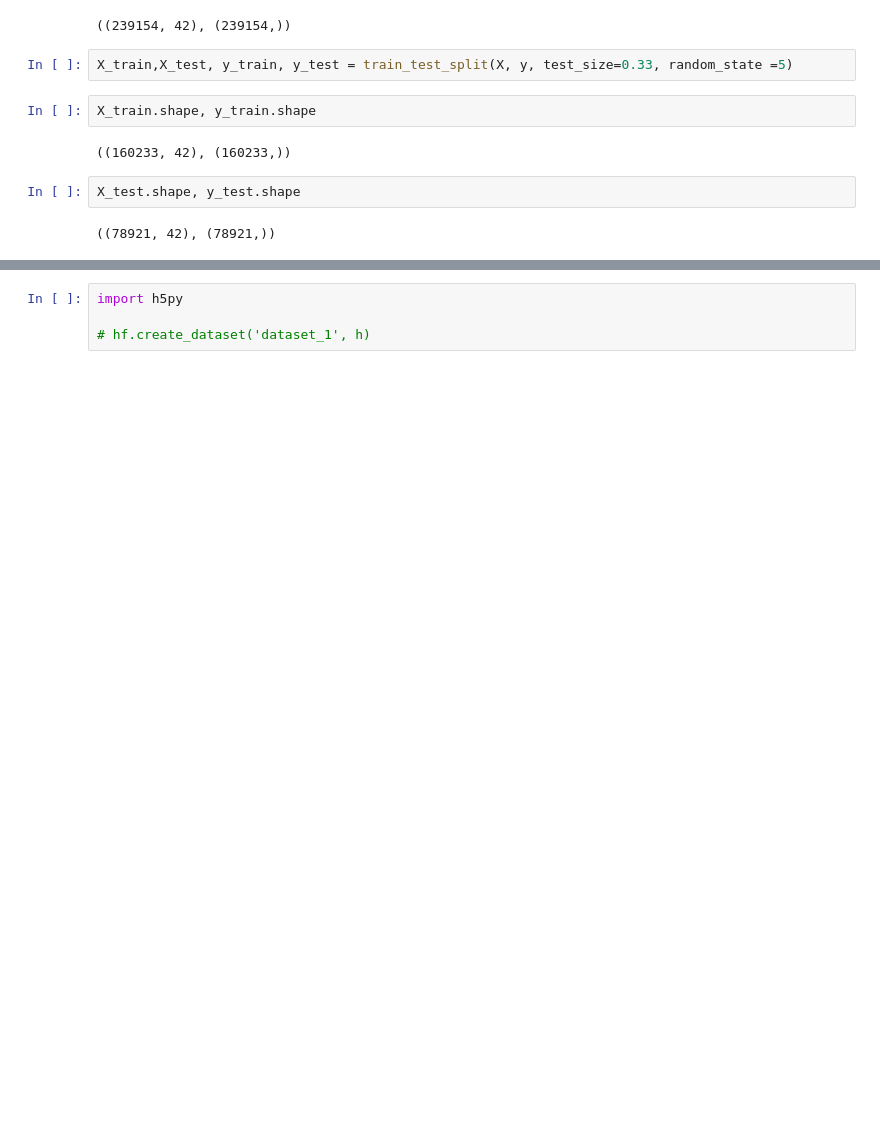
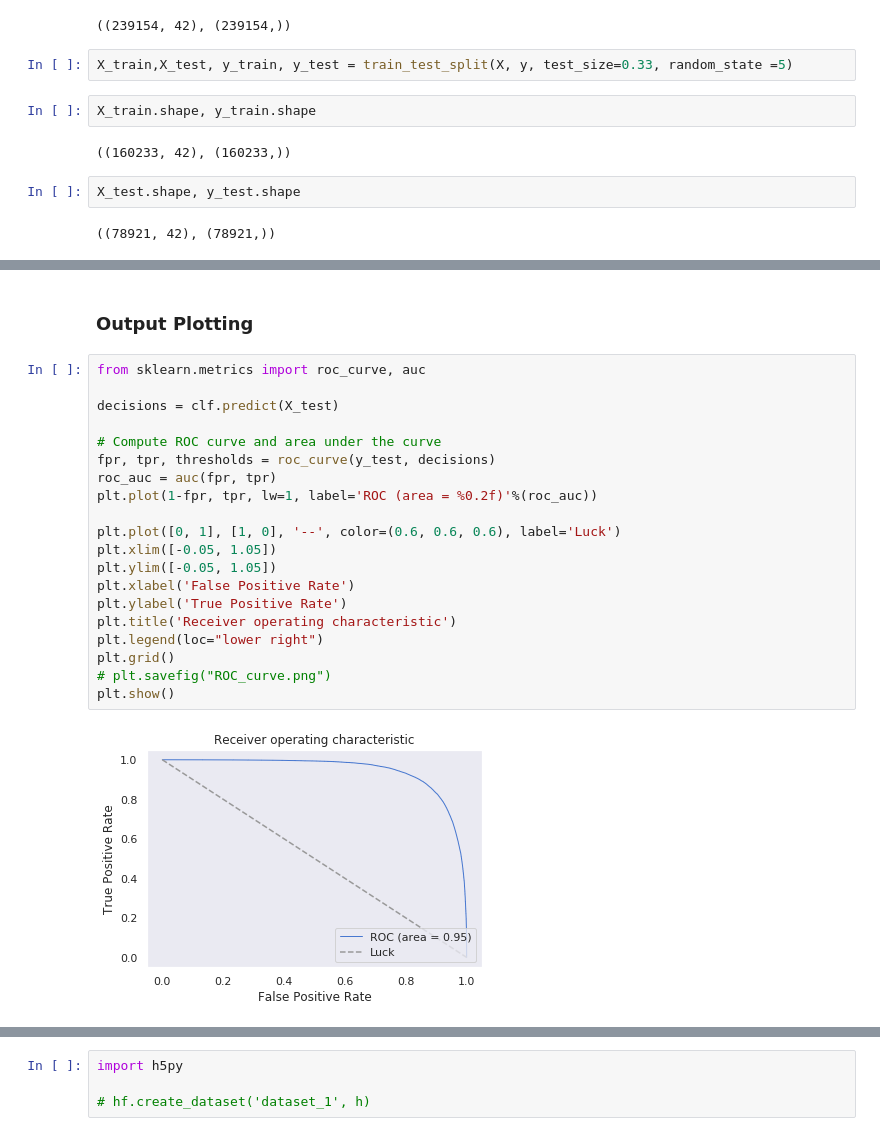
Before and after one commit to raj2022/Analysis_CMS_CERN, a Jupyter notebook: Codes/Training with TPrime_600GeV_&_all_five_As_ background_except_thq.ipynb, the cells around one changed output, grey strips where cells are left out. Drawn from its saved outputs; the diff is of its cells as text; blank space fills up the shorter version.

```diff
--- a/Codes/Training with TPrime_600GeV_&_all_five_As_ background_except_thq.ipynb
+++ b/Codes/Training with TPrime_600GeV_&_all_five_As_ background_except_thq.ipynb
@@ -315,0 +351,24 @@ Wall time: 17.6 µs
+# %% [markdown]
+### Output Plotting
+# %%
+from sklearn.metrics import roc_curve, auc
+
+decisions = clf.predict(X_test)
+
+# Compute ROC curve and area under the curve
+fpr, tpr, thresholds = roc_curve(y_test, decisions)
+roc_auc = auc(fpr, tpr)
+plt.plot(1-fpr, tpr, lw=1, label='ROC (area = %0.2f)'%(roc_auc))
+
+plt.plot([0, 1], [1, 0], '--', color=(0.6, 0.6, 0.6), label='Luck')
+plt.xlim([-0.05, 1.05])
+plt.ylim([-0.05, 1.05])
+plt.xlabel('False Positive Rate')
+plt.ylabel('True Positive Rate')
+plt.title('Receiver operating characteristic')
+plt.legend(loc="lower right")
+plt.grid()
+# plt.savefig("ROC_curve.png")
+plt.show()
+# %% [output]
+[figure, added]
```
Also changed, not shown: parts of 105 cells of this notebook.
